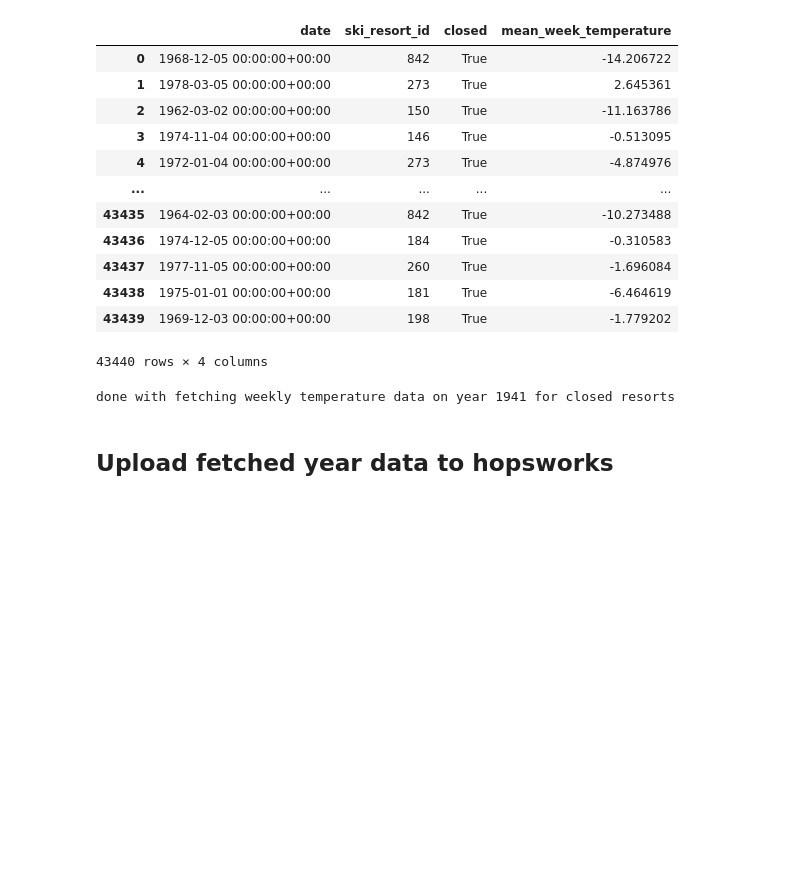
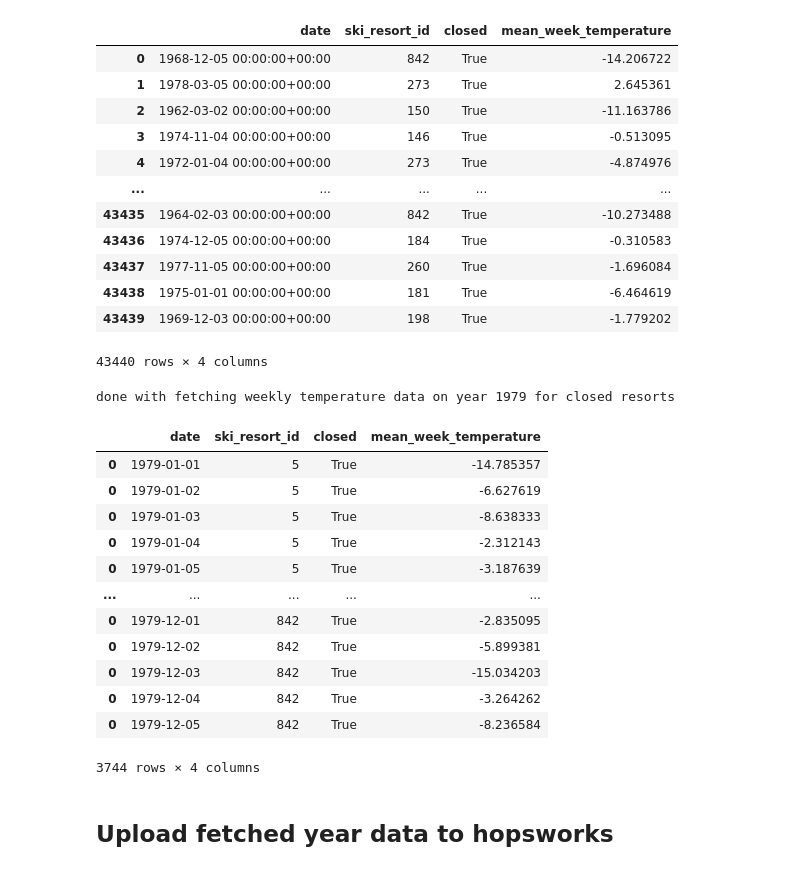
Before and after one commit to triggerdude33/ID2223-Project, a Jupyter notebook: 2_annual_weather_feature_pipeline.ipynb, the cells around one changed output. Drawn from its saved outputs; the diff is of its cells as text; code cells hidden in the pictures; blank space fills up the shorter version.

```diff
--- a/2_annual_weather_feature_pipeline.ipynb
+++ b/2_annual_weather_feature_pipeline.ipynb
@@ -460,28 +450,56 @@ Finished: Reading data from Hopsworks, using Hopsworks Feature Query Service (3.
 # %%
 fetched_year = -1
 fetched_resorts = "closed"
+found_empty_year = False
+closed_open = True
+
+# loop through closed resorts first, then open resorts
 for years_lat_long in [closed_years_lat_long, open_years_lat_long]:
     for year in range(min_year, max_year+1):
-        # loop through closed resorts first, then open resorts
-            year_elems = hw_ski_weather_df[hw_ski_weather_df['date'].dt.year == year & (hw_ski_weather_df['closed'])]
-            # If data not present for current year on hopsworks and
-            # if the year SHOULD exist on hopsworks
-            if year_elems.empty and ((years_lat_long["year"] == year).any()):
-                # year does not exist on hopsworks and there exists resorts which need historical
-                # data from that year. Start fetching data from that year
-                fetched_year = year
+        # filter year and closed/open resort
+        year_elems = hw_ski_weather_df[hw_ski_weather_df['date'].dt.year == year]
+        year_elems = year_elems[year_elems['closed'] == closed_open]
+        if debug:
+            print(f"current year: {year} year_elems current size:", year_elems.size)
+        # If data not present for current year on hopsworks and
+        # if the year SHOULD exist on hopsworks
+        if year_elems.empty and ((years_lat_long["year"] == year).any()):
+            # year does not exist on hopsworks and there exists resorts which need historical
+            # data from that year. Start fetching data from that year
+            fetched_year = year
 
-                year_lat_long = years_lat_long.loc[years_lat_long['year']==year]
-                year_lat_long
-                break
-                ski_weather_df = get_winter_year_temperatures(year_lat_long, year)
+            year_lat_long = years_lat_long.loc[years_lat_long['year']==year]
+            if debug:
+                print(f"calling get_winter_year_temperatures with year: {fetched_year} for {fetched_resorts} resorts")
+            found_empty_year = True
+            ski_weather_df = get_winter_year_temperatures(year_lat_long, year)
+            break
 
-    break
+    if found_empty_year:
+        break
+    # change variables for next iteration, where we will check open resorts
     fetched_resorts = "open"
+    closed_open = False
 
 print(f"done with fetching weekly temperature data on year {fetched_year} for {fetched_resorts} resorts")
 # %% [output]
-done with fetching weekly temperature data on year 1941 for closed resorts
+done with fetching weekly temperature data on year 1979 for closed resorts
+# %%
+ski_weather_df
+# %% [output]
+|  | date | ski_resort_id | closed | mean_week_temperature |
+| 0 | 1979-01-01 | 5 | True | -14.785357 |
+| 0 | 1979-01-02 | 5 | True | -6.627619 |
+| 0 | 1979-01-03 | 5 | True | -8.638333 |
+| 0 | 1979-01-04 | 5 | True | -2.312143 |
+| 0 | 1979-01-05 | 5 | True | -3.187639 |
+| ... | ... | ... | ... | ... |
+| 0 | 1979-12-01 | 842 | True | -2.835095 |
+| 0 | 1979-12-02 | 842 | True | -5.899381 |
+| 0 | 1979-12-03 | 842 | True | -15.034203 |
+| 0 | 1979-12-04 | 842 | True | -3.264262 |
+| 0 | 1979-12-05 | 842 | True | -8.236584 |
+3744 rows × 4 columns
 # %% [markdown]
 ## Upload fetched year data to hopsworks
 # %%
```
Also changed, not shown: parts of 10 cells of this notebook.
